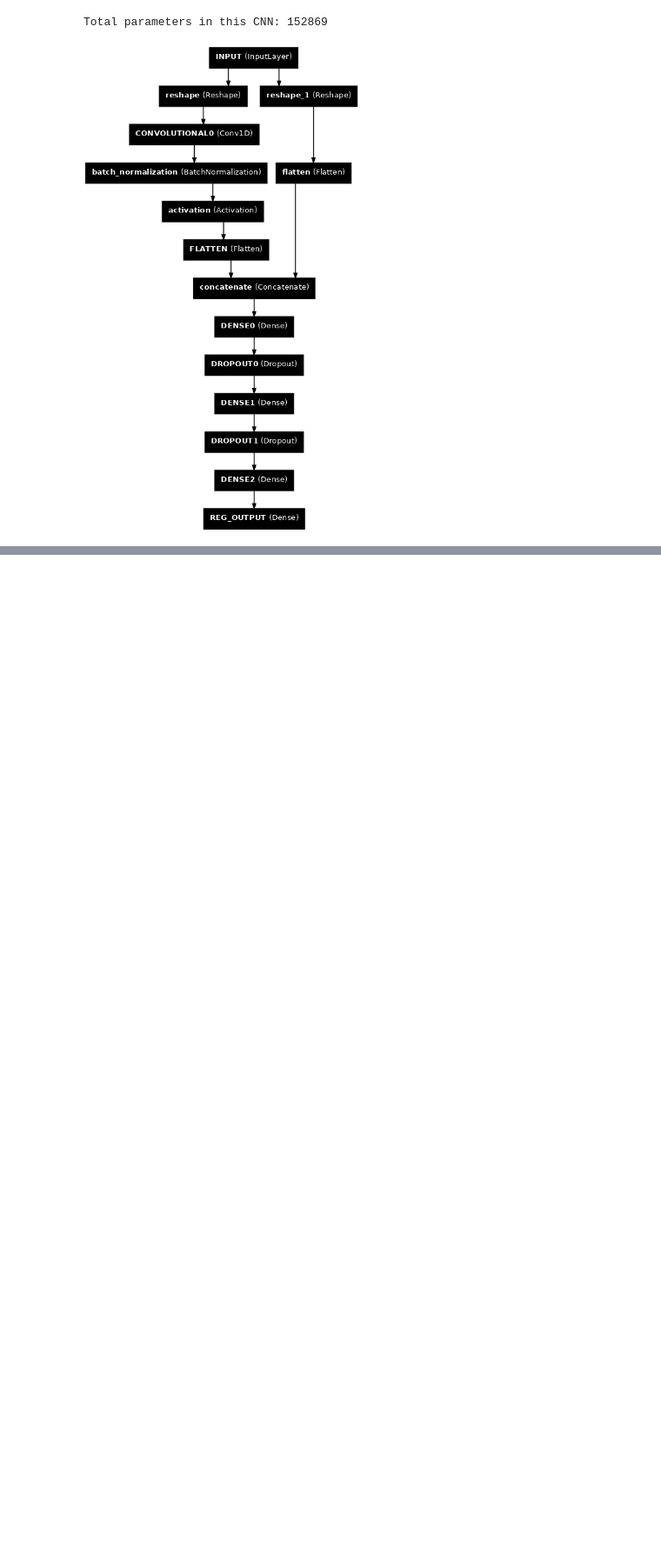
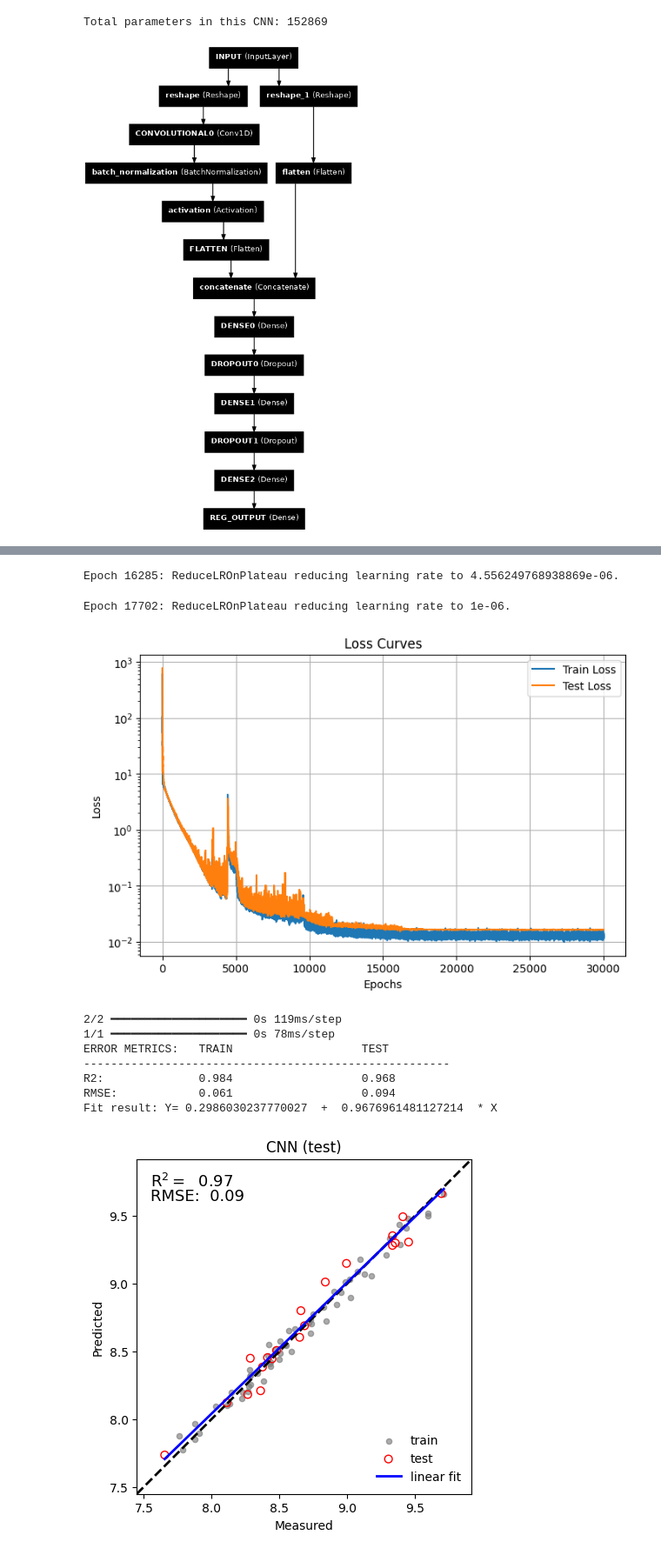
Before and after one commit to dario-passos/DeepLearning_for_VIS-NIR_Spectra, a Jupyter notebook: notebooks/DeepSpectra2019/DeepSpectra_model.ipynb, the cells around one changed output, grey strips where cells are left out. Shown at 87% size. Cells and saved outputs as stored; diff of their text form; code cells hidden in the pictures; blank space fills up the shorter version.

```diff
--- a/notebooks/DeepSpectra2019/DeepSpectra_model.ipynb
+++ b/notebooks/DeepSpectra2019/DeepSpectra_model.ipynb
@@ -1009,0 +1012,69 @@ Total parameters in this CNN: 152869
+# %%
+keras.backend.clear_session()
+reproducible_comp()
+
+## Define the model hyperparameters
+# Hyperparameters from Table 1 for the 'Corn' dataset
+INPUT_DIM = 700      # From Table 2, #features for Corn
+BATCH_SIZE = 32      # Same as deepspectra
+LR = 0.009 #0.001
+EPOCHS = 30000
+LR_DECAY = 0.001 #0.0001
+
+
+# Build the regression model
+model4 = create_model_1F(INPUT_DIM, 1, [1], [39], 3, [96,96,92], [0.1,0.1], 0.008)
+
+
+# lr_schedule = InverseTimeDecay(
+#     initial_learning_rate=LR,
+#     decay_steps=2, # This makes the decay apply per global step
+#     decay_rate=LR_DECAY
+# )
+
+## Compile the model
+model4.compile(optimizer=keras.optimizers.Adam(learning_rate=LR),
+              loss='mean_squared_error',
+              metrics=['mse'])
+
+## Callbacks ###################################
+progressbar = TqdmCallback(tqdm_class=tqdm, verbose=0)
+# early_stop = keras.callbacks.EarlyStopping(monitor='loss', min_delta=1e-5, patience=500, mode='auto', restore_best_weights=True, verbose=1)
+lr_reduce = keras.callbacks.ReduceLROnPlateau(
+    monitor='loss', factor=0.15, patience=1000,
+    min_lr=1e-6, verbose=1
+)
+
+## Train the model
+history4 = model4.fit(
+        x_train_scaled.reshape(-1, INPUT_DIM, 1),  # Reshape for Conv1D input
+        y_train.values, shuffle=True, # Shuffle the training data
+        #validation_split=0.2,
+        validation_data=(x_test_scaled.reshape(-1, INPUT_DIM, 1), y_test.values),
+        epochs=EPOCHS,
+        batch_size=BATCH_SIZE,
+        callbacks=[progressbar, lr_reduce],
+        verbose=0
+    )
+
+
+plt.figure(figsize=(8, 5))
+plt.plot(history4.history['loss'], label='Train Loss')
+plt.plot(history4.history['val_loss'], label='Test Loss')
+plt.title('Loss Curves')
+# log y
+plt.yscale('log')
+plt.xlabel('Epochs')
+plt.ylabel('Loss')
+plt.legend()
+plt.grid()
+plt.show()
+
+
+# model.load_weights(model_name)
+## Compute RMSE metrics for TRAIN and TEST sets
+y_train_pred = model4.predict(x_train_scaled)
+y_test_pred = model4.predict(x_test_scaled)
+
+plot_prediction2(y_train, y_test, y_train_pred, y_test_pred, 'CNN (test)', savefig=False, figname=None)
+# %% [output]
@@ -1009,0 +1084,11 @@ Total parameters in this CNN: 152869
+Epoch 16285: ReduceLROnPlateau reducing learning rate to 4.556249768938869e-06.
+Epoch 17702: ReduceLROnPlateau reducing learning rate to 1e-06.
+[figure, added]
+2/2 ━━━━━━━━━━━━━━━━━━━━ 0s 119ms/step
+1/1 ━━━━━━━━━━━━━━━━━━━━ 0s 78ms/step
+ERROR METRICS:   TRAIN                   TEST
+------------------------------------------------------
+R2:              0.984                   0.968
+RMSE:            0.061                   0.094
+Fit result: Y= 0.2986030237770027  +  0.9676961481127214  * X
+[figure, added]
```
Also changed, not shown: parts of 7 cells of this notebook.
